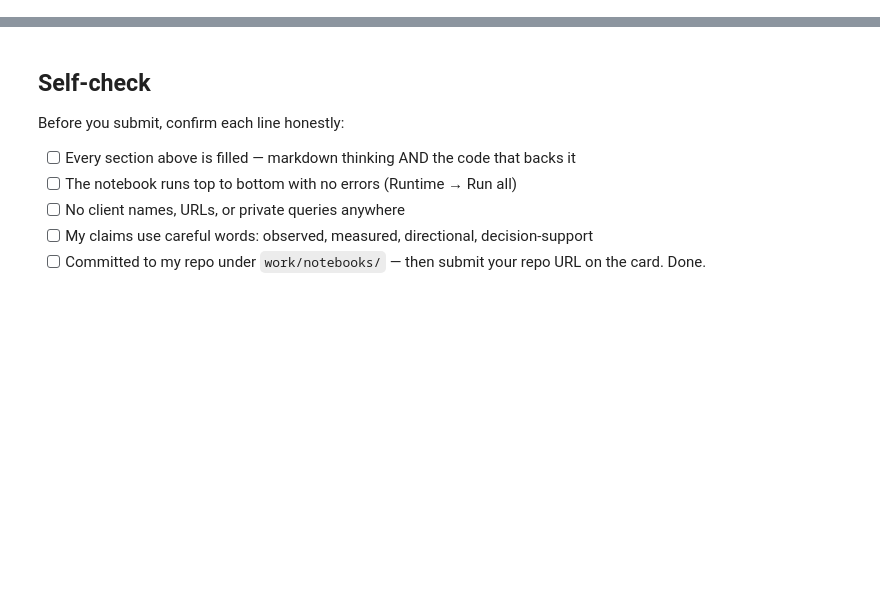
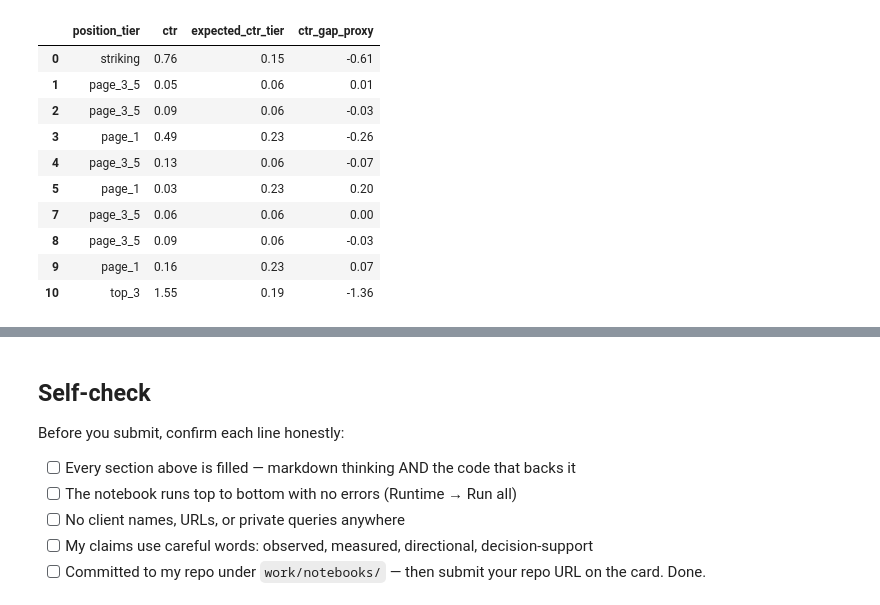
Before and after one commit to jjcodes999/flyrank-ml-repo, a Jupyter notebook: work/notebooks/w02_ml_task_framing.ipynb, the cells around one changed output, grey strips where cells are left out. Drawn from its saved outputs; the diff is of its cells as text; code cells hidden in the pictures; blank space fills up the shorter version.

```diff
--- a/work/notebooks/w02_ml_task_framing.ipynb
+++ b/work/notebooks/w02_ml_task_framing.ipynb
@@ -19,0 +36,41 @@ This skeleton is yours to fill. Work the sections **in order** — each one has
+# %%
+import pandas as pd
+
+url = "https://raw.githubusercontent.com/jjcodes999/flyrank-ml-repo/main/data/raw/content_refresh_anonymized.csv"
+
+df = pd.read_csv(url)
+
+# Keep pages with enough impressions and valid ranking-position data
+lane = df[
+    (df["impressions_90d"] >= 100) &
+    (df["avg_position"] > 0)
+].copy()
+
+# Typical CTR for each position tier
+lane["expected_ctr_tier"] = (
+    lane.groupby("position_tier")["ctr"]
+    .transform("median")
+)
+
+# Positive value = CTR is below the typical CTR for that position tier
+lane["ctr_gap_proxy"] = (
+    lane["expected_ctr_tier"] - lane["ctr"]
+)
+
+display(
+    lane[
+        ["position_tier", "ctr", "expected_ctr_tier", "ctr_gap_proxy"]
+    ].head(10)
+)
+# %% [output]
+|  | position_tier | ctr | expected_ctr_tier | ctr_gap_proxy |
+| 0 | striking | 0.76 | 0.15 | -0.61 |
+| 1 | page_3_5 | 0.05 | 0.06 | 0.01 |
+| 2 | page_3_5 | 0.09 | 0.06 | -0.03 |
+| 3 | page_1 | 0.49 | 0.23 | -0.26 |
+| 4 | page_3_5 | 0.13 | 0.06 | -0.07 |
+| 5 | page_1 | 0.03 | 0.23 | 0.20 |
+| 7 | page_3_5 | 0.06 | 0.06 | 0.00 |
+| 8 | page_3_5 | 0.09 | 0.06 | -0.03 |
+| 9 | page_1 | 0.16 | 0.23 | 0.07 |
+| 10 | top_3 | 1.55 | 0.19 | -1.36 |
```
Also changed, not shown: parts of 14 cells of this notebook.
